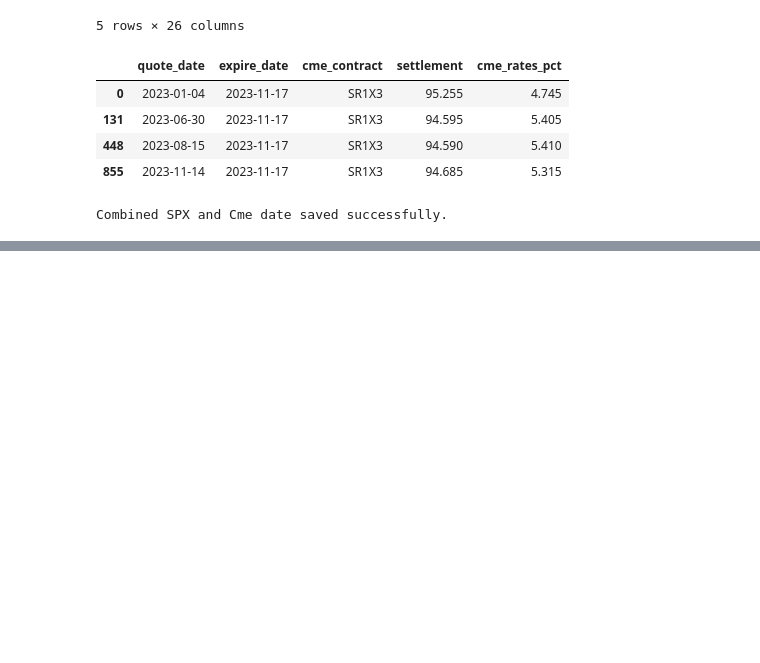
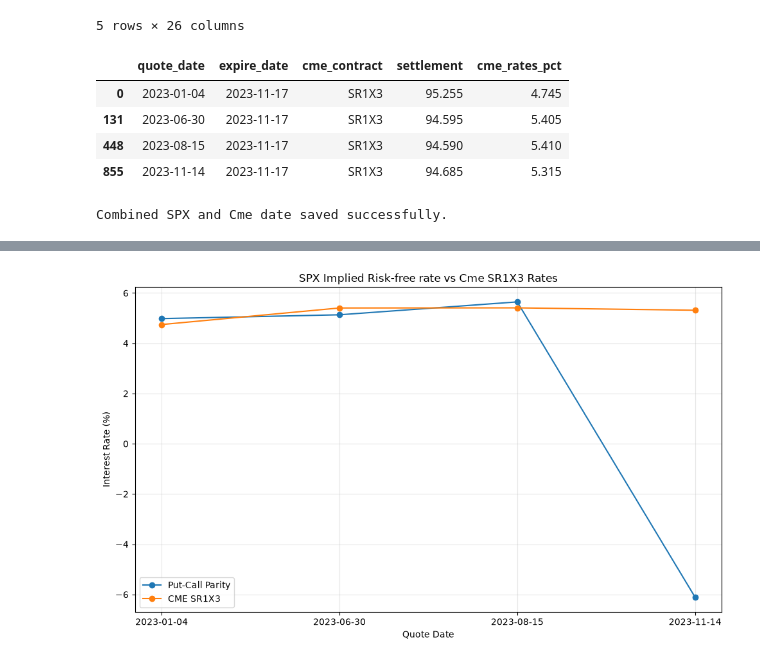
Before and after one commit to Bharghav10/Implied-Volatility-Surface-from-SPX-Options, a Jupyter notebook: notebooks/term_analysis.ipynb, the cells around one changed output, grey strips where cells are left out. Drawn from its saved outputs; the diff is of its cells as text; code cells hidden in the pictures; blank space fills up the shorter version.

```diff
--- a/notebooks/term_analysis.ipynb
+++ b/notebooks/term_analysis.ipynb
@@ -318,0 +467,16 @@ Combined SPX and Cme date saved successfully.
+# %%
+plt.figure(figsize=(10, 6))
+plt.plot(comparison["quote_date"], comparison["r_percent"], marker='o', label="Put-Call Parity")
+plt.plot(comparison["quote_date"], comparison["cme_rates_pct"], marker='o', label="CME SR1X3")
+
+plt.xlabel("Quote Date")
+plt.ylabel("Interest Rate (%)")
+plt.title("SPX Implied Risk-free rate vs Cme SR1X3 Rates")
+plt.legend()
+plt.grid(True, alpha = 0.3)
+
+plt.tight_layout()
+plt.savefig("../results/cme_vs_parity.png", dpi=300)
+plt.show()
+# %% [output]
+[figure, added]
```
Also changed, not shown: parts of 9 cells of this notebook, 3 other files.
